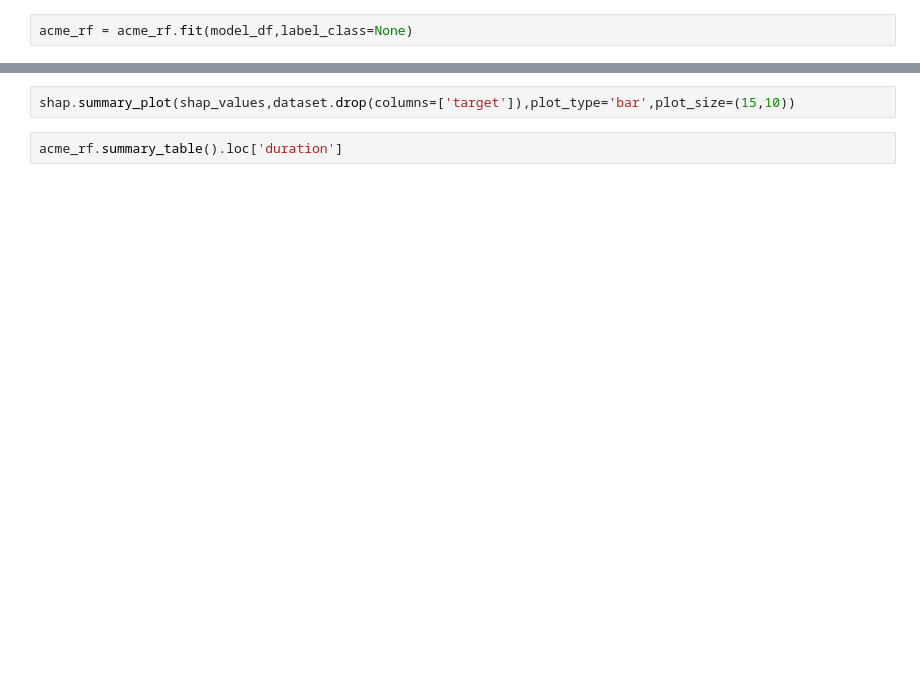
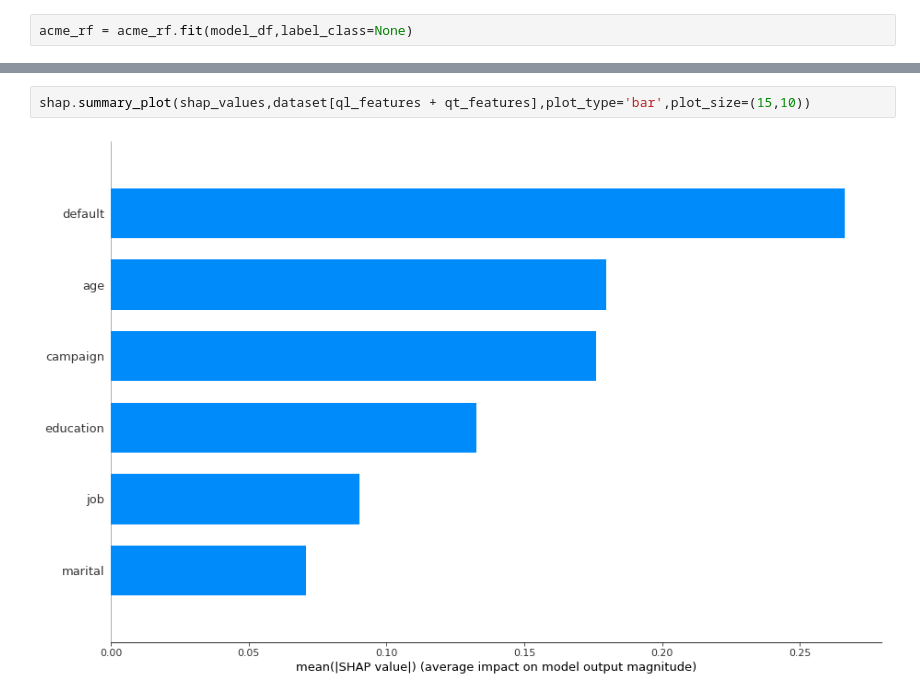
Before and after one commit to dandolodavid/ACME, a Jupyter notebook: notebook/ACME_banking.ipynb, the cells around one changed output, grey strips where cells are left out. Cells and saved outputs as stored; diff of their text form; blank space fills up the shorter version.

Commit message:
final update
nootebbok path for acme file fixed

```diff
--- a/notebook/ACME_banking.ipynb
+++ b/notebook/ACME_banking.ipynb
@@ -46,4 +87,4 @@ acme_rf.bar_plot()
 # %%
-shap.summary_plot(shap_values,dataset.drop(columns=['target']),plot_type='bar',plot_size=(15,10))
+shap.summary_plot(shap_values,dataset[ql_features + qt_features],plot_type='bar',plot_size=(15,10))
+# %% [output]
+[figure, added]
-# %%
-acme_rf.summary_table().loc['duration']
```
Also changed, not shown: parts of 9 cells of this notebook, 17 other files.
